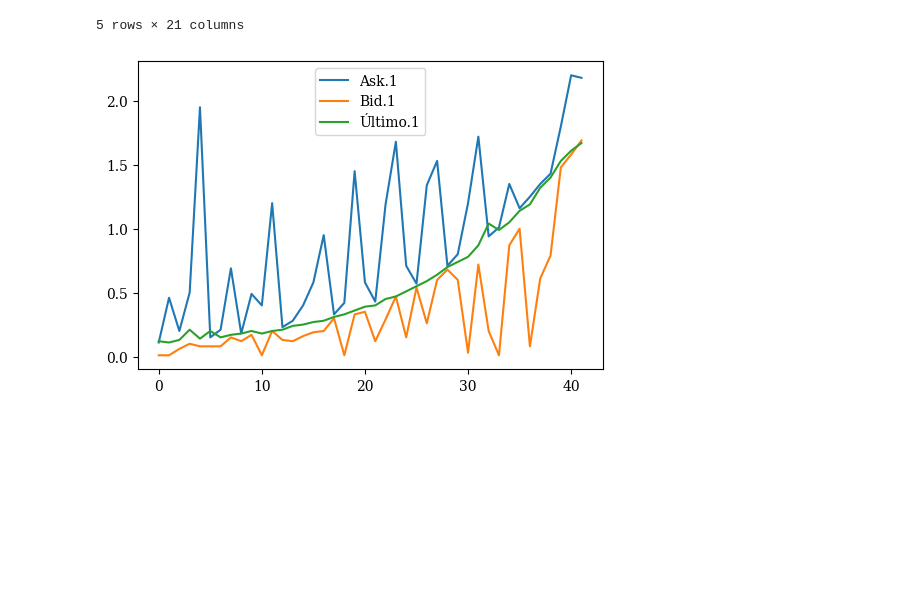
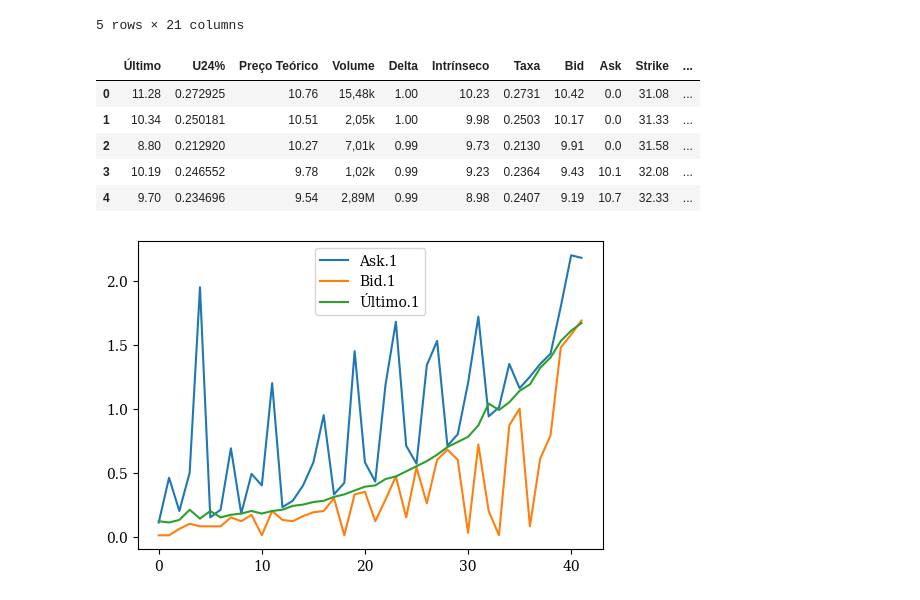
Before and after one commit to facklen/python_para_investimentos, a Jupyter notebook: Avaliação_Opções 24_04_24.ipynb, the cells around one changed output. Drawn from its saved outputs; the diff is of its cells as text; code cells hidden in the pictures; blank space fills up the shorter version.

```diff
--- a/Avaliação_Opções 24_04_24.ipynb
+++ b/Avaliação_Opções 24_04_24.ipynb
@@ -29,8 +22,15 @@ Opções.head(5)
 | 4 | 8.55 | 0.208130 | 9.50 | 63,10k | 0.99 | 8.92 | 0.2060 | 0.0 | 0.0 | 32.58 | ... |
 5 rows × 21 columns
 # %%
-#Opções1 =pd.read_excel("/content/drive/MyDrive/Opções Dados/PETR4_04_12_23_to_15_12.xlsx",)
-#Opções1.head(5)
+Opções1 =pd.read_excel("/content/drive/MyDrive/Opções Dados/PETR4_24_04_24_to_21_06.xlsx",)
+Opções1.head(5)
+# %% [output]
+|  | Último | U24% | Preço Teórico | Volume | Delta | Intrínseco | Taxa | Bid | Ask | Strike | ... |
+| 0 | 11.28 | 0.272925 | 10.76 | 15,48k | 1.00 | 10.23 | 0.2731 | 10.42 | 0.0 | 31.08 | ... |
+| 1 | 10.34 | 0.250181 | 10.51 | 2,05k | 1.00 | 9.98 | 0.2503 | 10.17 | 0.0 | 31.33 | ... |
+| 2 | 8.80 | 0.212920 | 10.27 | 7,01k | 0.99 | 9.73 | 0.2130 | 9.91 | 0.0 | 31.58 | ... |
+| 3 | 10.19 | 0.246552 | 9.78 | 1,02k | 0.99 | 9.23 | 0.2364 | 9.43 | 10.1 | 32.08 | ... |
+| 4 | 9.70 | 0.234696 | 9.54 | 2,89M | 0.99 | 8.98 | 0.2407 | 9.19 | 10.7 | 32.33 | ... |
 # %%
 #Opções2 =pd.read_excel("/content/drive/MyDrive/Opções Dados/PETR4_04_12_23_to_15_12.xlsx",)
 #Opções2.head(5)
```
Also changed, not shown: parts of 9 cells of this notebook.
